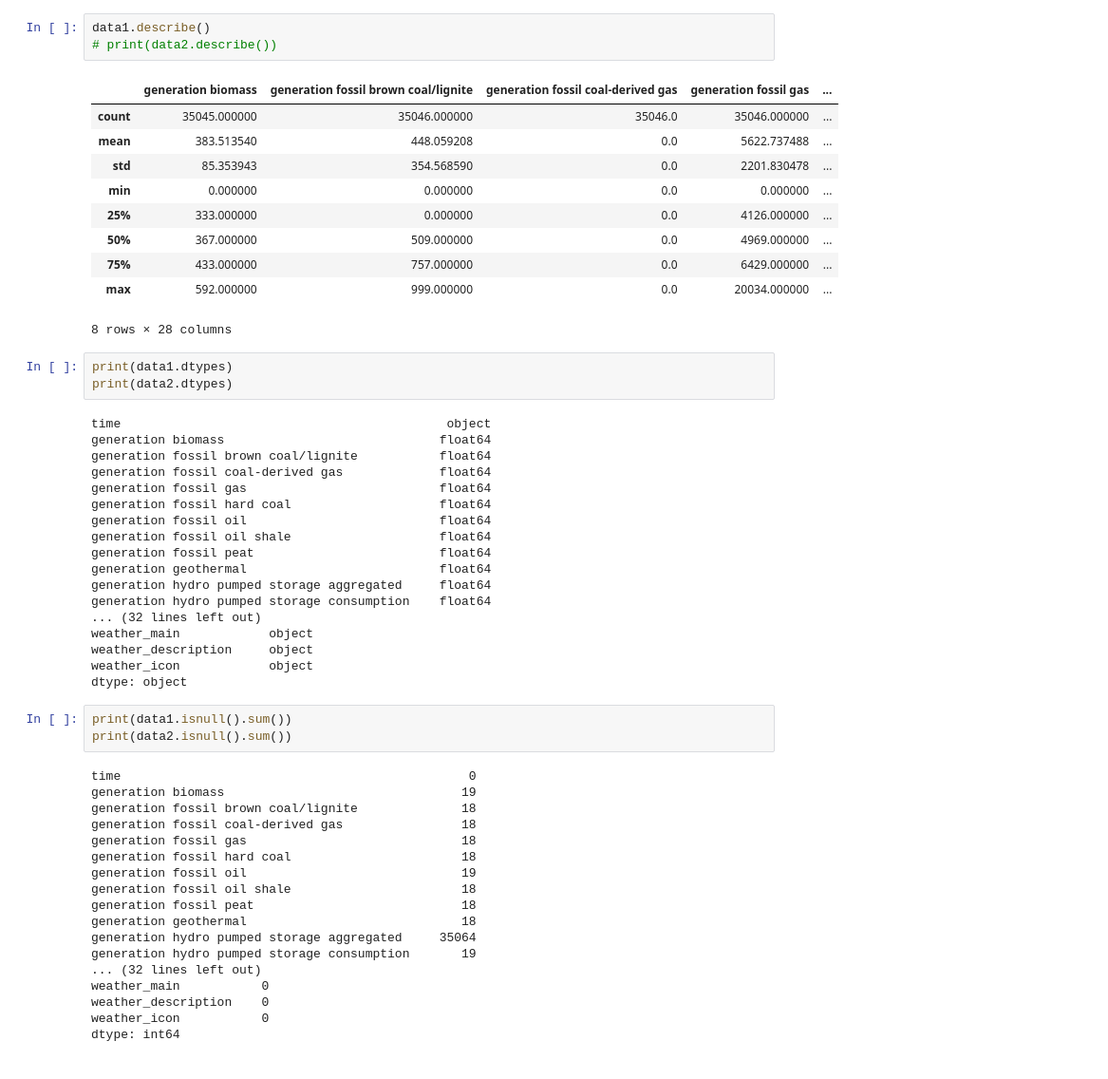
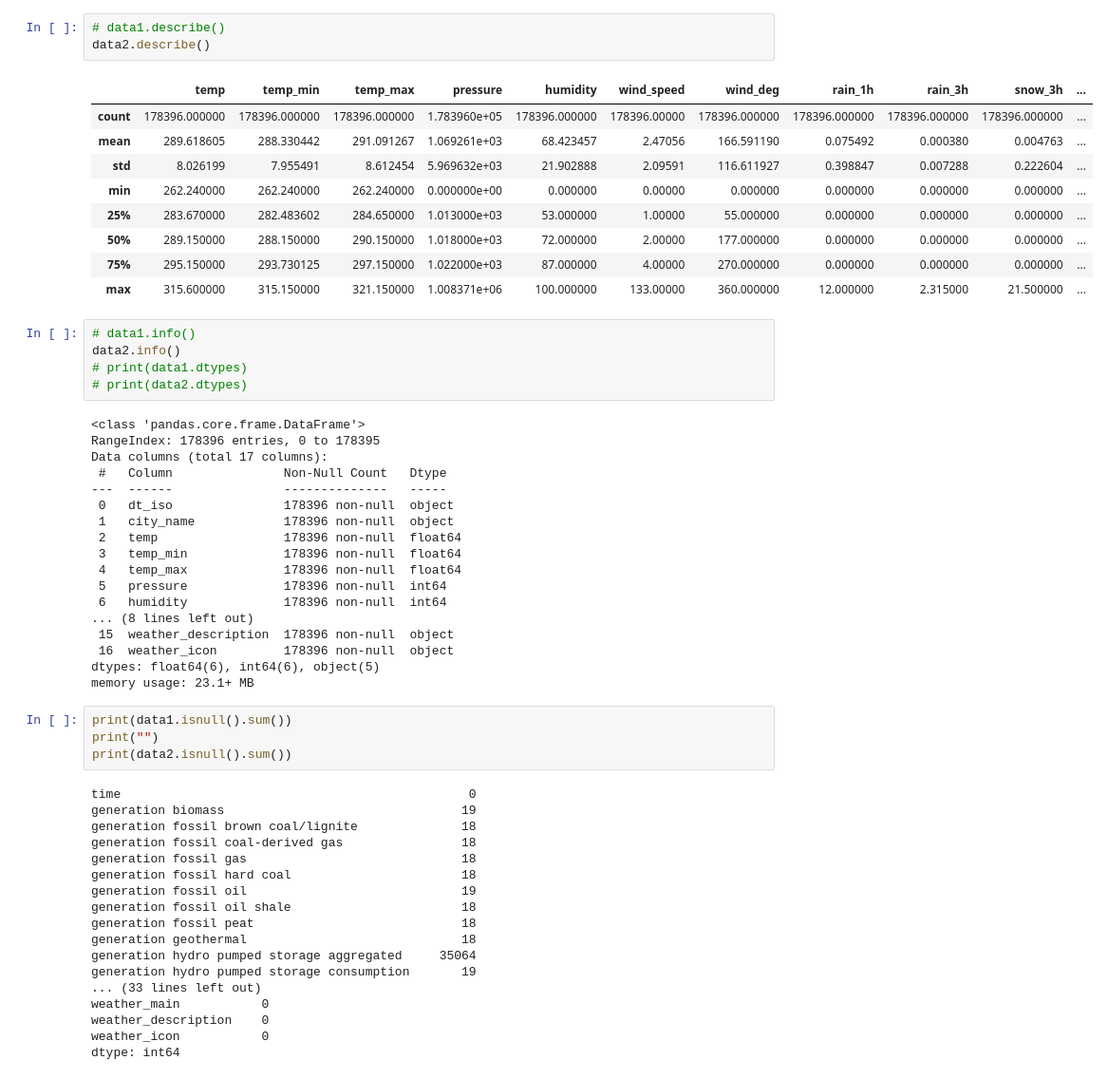
Before and after one commit to progdaddy/IT3212, a Jupyter notebook: notebook/data_exploration.ipynb, the cells around one changed output. Shown: that part at 95% size. Cells and saved outputs as stored; diff of their text form.

```diff
--- a/notebook/data_exploration.ipynb
+++ b/notebook/data_exploration.ipynb
@@ -18,40 +11,42 @@ data2.head()
 # %%
-data1.describe()
-# print(data2.describe())
+# data1.describe()
+data2.describe()
 # %% [output]
-|  | generation biomass | generation fossil brown coal/lignite | generation fossil coal-derived gas | generation fossil gas | ... |
-| count | 35045.000000 | 35046.000000 | 35046.0 | 35046.000000 | ... |
-| mean | 383.513540 | 448.059208 | 0.0 | 5622.737488 | ... |
-| std | 85.353943 | 354.568590 | 0.0 | 2201.830478 | ... |
-| min | 0.000000 | 0.000000 | 0.0 | 0.000000 | ... |
-| 25% | 333.000000 | 0.000000 | 0.0 | 4126.000000 | ... |
-| 50% | 367.000000 | 509.000000 | 0.0 | 4969.000000 | ... |
-| 75% | 433.000000 | 757.000000 | 0.0 | 6429.000000 | ... |
-| max | 592.000000 | 999.000000 | 0.0 | 20034.000000 | ... |
+|  | temp | temp_min | temp_max | pressure | humidity | wind_speed | wind_deg | rain_1h | rain_3h | snow_3h | ... |
+| count | 178396.000000 | 178396.000000 | 178396.000000 | 1.783960e+05 | 178396.000000 | 178396.00000 | 178396.000000 | 178396.000000 | 178396.000000 | 178396.000000 | ... |
+| mean | 289.618605 | 288.330442 | 291.091267 | 1.069261e+03 | 68.423457 | 2.47056 | 166.591190 | 0.075492 | 0.000380 | 0.004763 | ... |
+| std | 8.026199 | 7.955491 | 8.612454 | 5.969632e+03 | 21.902888 | 2.09591 | 116.611927 | 0.398847 | 0.007288 | 0.222604 | ... |
+| min | 262.240000 | 262.240000 | 262.240000 | 0.000000e+00 | 0.000000 | 0.00000 | 0.000000 | 0.000000 | 0.000000 | 0.000000 | ... |
+| 25% | 283.670000 | 282.483602 | 284.650000 | 1.013000e+03 | 53.000000 | 1.00000 | 55.000000 | 0.000000 | 0.000000 | 0.000000 | ... |
+| 50% | 289.150000 | 288.150000 | 290.150000 | 1.018000e+03 | 72.000000 | 2.00000 | 177.000000 | 0.000000 | 0.000000 | 0.000000 | ... |
+| 75% | 295.150000 | 293.730125 | 297.150000 | 1.022000e+03 | 87.000000 | 4.00000 | 270.000000 | 0.000000 | 0.000000 | 0.000000 | ... |
+| max | 315.600000 | 315.150000 | 321.150000 | 1.008371e+06 | 100.000000 | 133.00000 | 360.000000 | 12.000000 | 2.315000 | 21.500000 | ... |
-8 rows × 28 columns
 # %%
-print(data1.dtypes)
-print(data2.dtypes)
+# data1.info()
+data2.info()
+# print(data1.dtypes)
+# print(data2.dtypes)
 # %% [output]
-time                                            object
-generation biomass                             float64
-generation fossil brown coal/lignite           float64
-generation fossil coal-derived gas             float64
-generation fossil gas                          float64
-generation fossil hard coal                    float64
-generation fossil oil                          float64
-generation fossil oil shale                    float64
-generation fossil peat                         float64
-generation geothermal                          float64
-generation hydro pumped storage aggregated     float64
-generation hydro pumped storage consumption    float64
-... (32 lines left out)
-weather_main            object
-weather_description     object
-weather_icon            object
-dtype: object
+<class 'pandas.core.frame.DataFrame'>
+RangeIndex: 178396 entries, 0 to 178395
+Data columns (total 17 columns):
+ #   Column               Non-Null Count   Dtype
+---  ------               --------------   -----
+ 0   dt_iso               178396 non-null  object
+ 1   city_name            178396 non-null  object
+ 2   temp                 178396 non-null  float64
+ 3   temp_min             178396 non-null  float64
+ 4   temp_max             178396 non-null  float64
+ 5   pressure             178396 non-null  int64
+ 6   humidity             178396 non-null  int64
+... (8 lines left out)
+ 15  weather_description  178396 non-null  object
+ 16  weather_icon         178396 non-null  object
+dtypes: float64(6), int64(6), object(5)
+memory usage: 23.1+ MB
 # %%
 print(data1.isnull().sum())
+print("")
 print(data2.isnull().sum())
 # %% [output]
 time                                               0
@@ -66,7 +61,7 @@ generation fossil peat                            18
 generation geothermal                             18
 generation hydro pumped storage aggregated     35064
 generation hydro pumped storage consumption       19
-... (32 lines left out)
+... (33 lines left out)
 weather_main           0
 weather_description    0
 weather_icon           0
```
Also changed, not shown: parts of 3 cells of this notebook.
